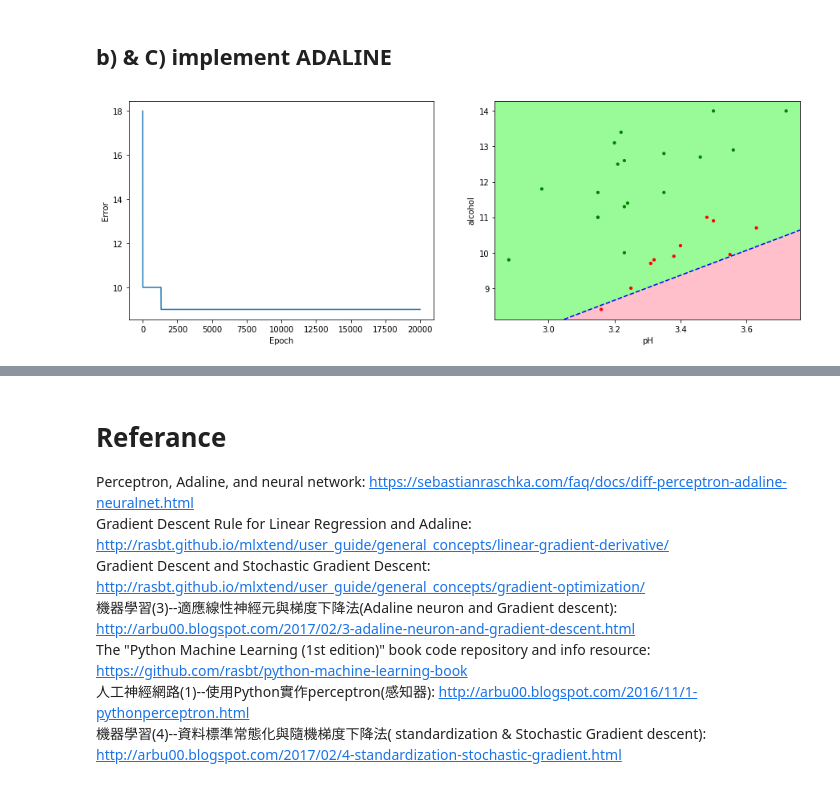
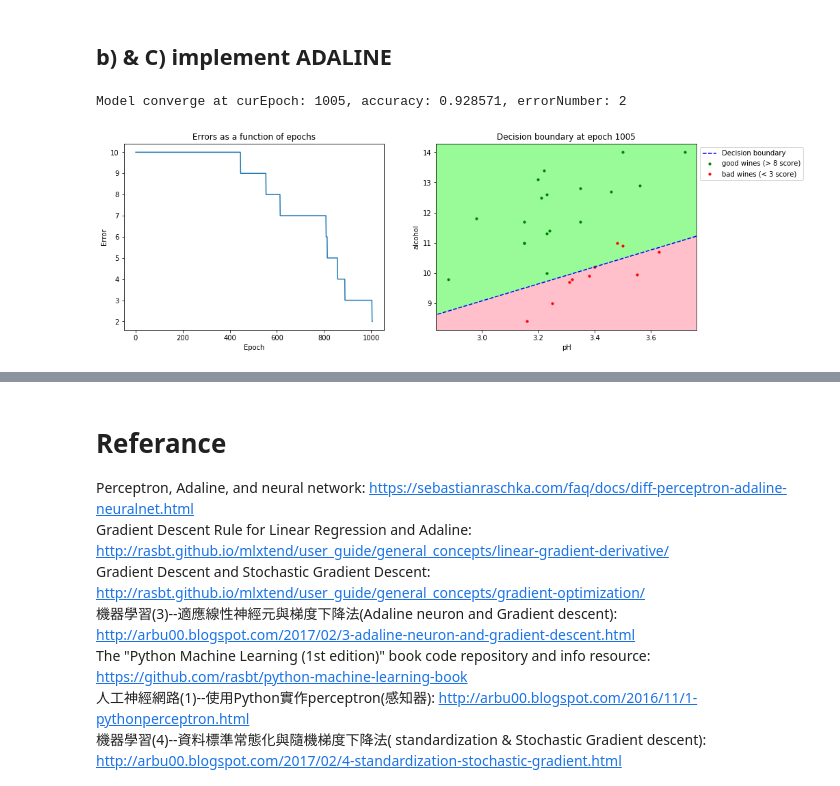
Before and after one commit to juoweichen/SommelierBot, a Jupyter notebook: ft_sommelier.ipynb, the cells around one changed output, grey strips where cells are left out. Cells and saved outputs as stored; diff of their text form; code cells hidden in the pictures.

```diff
--- a/ft_sommelier.ipynb
+++ b/ft_sommelier.ipynb
@@ -407,10 +451,11 @@ class Adaline(ANN):
 # %%
-data = build_data("winequality-red.csv", 'pH', 'alcohol', 8, 3)
-target = build_target("winequality-red.csv", 8, 3)
+data , target = build_dataset("winequality-red.csv", ['pH', 'alcohol'], 8, 3, value=[1, -1])
+# %%
+data = standardization(data)
 # %%
-ada1 = Adaline(0.0003, 20000)
-performance = ada1.train(data, target, online=False)
+ada1 = Adaline(0.0001, 0, 0.9)
+performance = ada1.train(data.values, target.values, verbose=True, online=False)
+plot_performace(performance, data, target, 8, 3, -1, save_plot=True)
+# %% [output]
+Model converge at curEpoch: 1005, accuracy: 0.928571, errorNumber: 2
+[figure, added]
-# %%
-plot_performace(performance, data, target, 8, 3, -1, True)
-# %% [output]
-[figure, removed]
```
Also changed, not shown: parts of 47 cells of this notebook, 5 other files.
